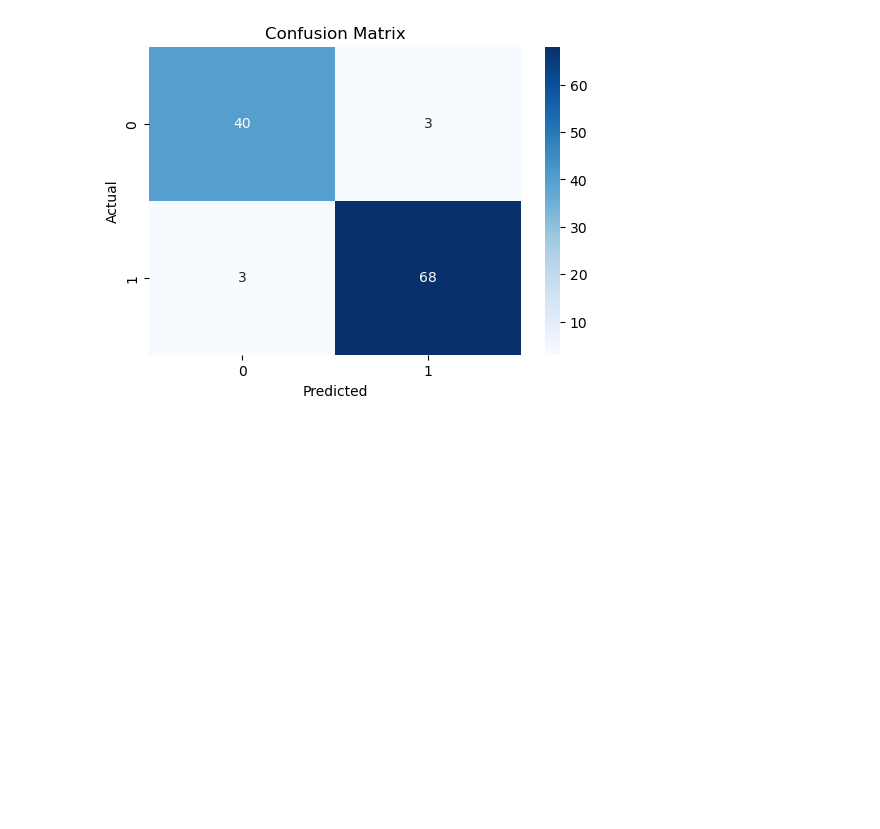
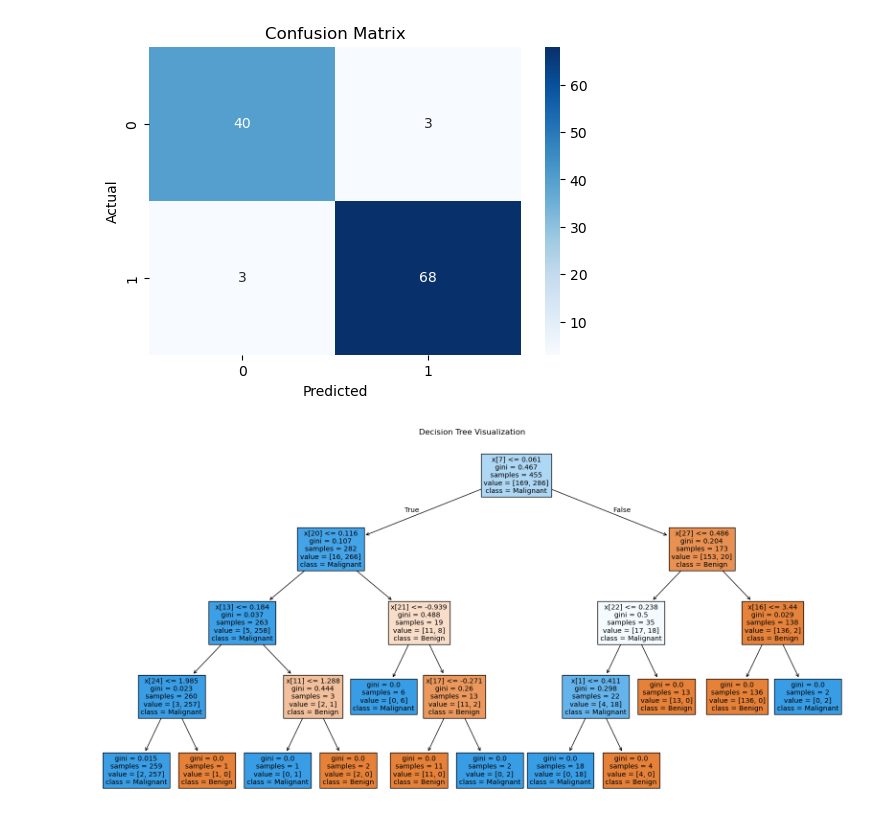
Before and after one commit to gyana10/ML_projects, a Jupyter notebook: Classification/Decision_tree/Decision_Tree.ipynb, the cells around one changed output. Drawn from its saved outputs; the diff is of its cells as text; code cells hidden in the pictures; blank space fills up the shorter version.

Commit message:
Decision tree vizualization

```diff
--- a/Classification/Decision_tree/Decision_Tree.ipynb
+++ b/Classification/Decision_tree/Decision_Tree.ipynb
@@ -107,3 +107,14 @@ plt.title("Confusion Matrix")
 plt.show()
 # %% [output]
 [figure]
+# %%
+plt.figure(figsize=(20,10))
+plot_tree(
+    model,
+    class_names=["Benign","Malignant"],
+    filled=True
+)
+plt.title("Decision Tree Visualization")
+plt.show()
+# %% [output]
+[figure, added]
```
